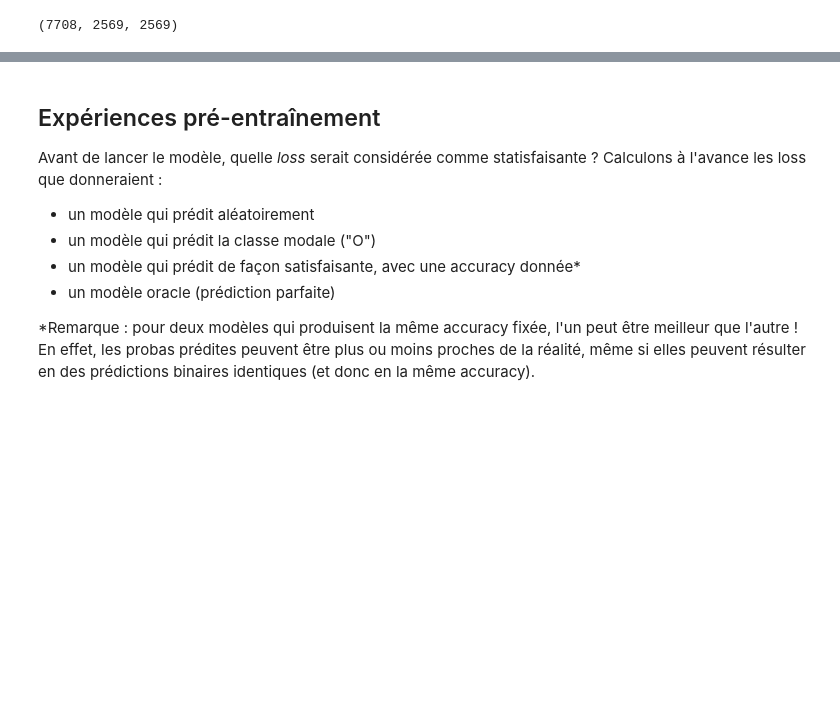
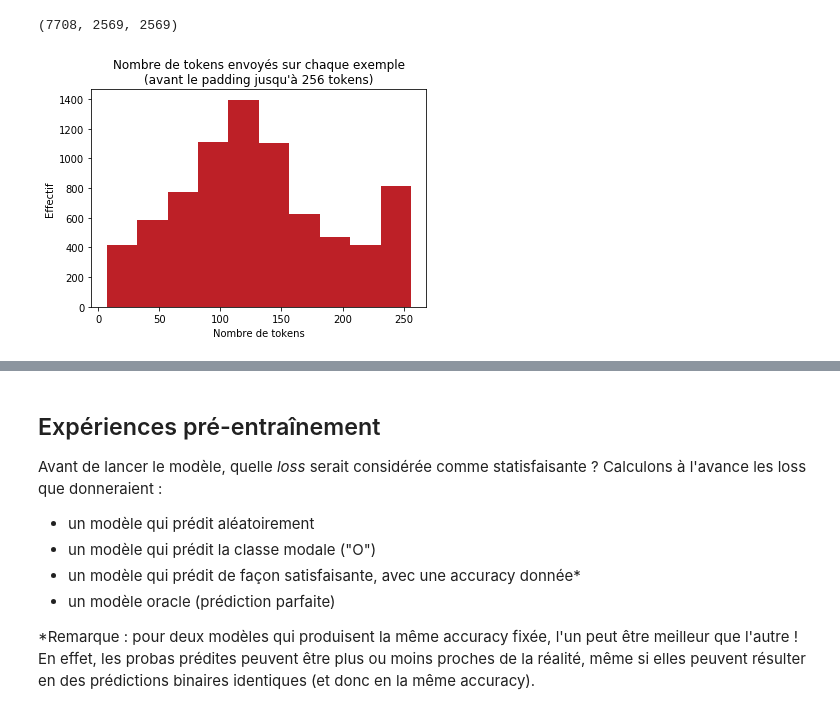
Before and after one commit to PierreDesmet/SIECGALE, a Jupyter notebook: notebooks/1 - NER PyTorch - version fr.ipynb, the cells around one changed output, grey strips where cells are left out. Drawn from its saved outputs; the diff is of its cells as text; code cells hidden in the pictures; blank space fills up the shorter version.

```diff
--- a/notebooks/1 - NER PyTorch - version fr.ipynb
+++ b/notebooks/1 - NER PyTorch - version fr.ipynb
@@ -177,6 +160,17 @@ test_dataset = EntityDataset(
 test_data_loader = DataLoader(
     test_dataset, batch_size=PARAMS.MODEL.VALID_BATCH_SIZE, num_workers=16
 )
+# %%
+# Comment choisir PARAMS.MODEL.MAX_SENTENCE_LEN (= le nombre de tokens envoyés) ?
+len_sen = [(_['input_ids'] != 1).sum().item() for _ in minitrain_dataset]
+titre = "Nombre de tokens envoyés sur chaque exemple\n"
+titre += f"(avant le padding jusqu'à {PARAMS.MODEL.MAX_SENTENCE_LEN} tokens)"
+plt.title(titre)
+plt.xlabel('Nombre de tokens')
+plt.ylabel('Effectif')
+plt.hist(pd.Series(len_sen), color='#bd2027') ;
+# %% [output]
+[figure, added]
 # %%
 i = 40
 print(test_dataset.texts[i])
```
Also changed, not shown: parts of 12 cells of this notebook, 5 other files.
